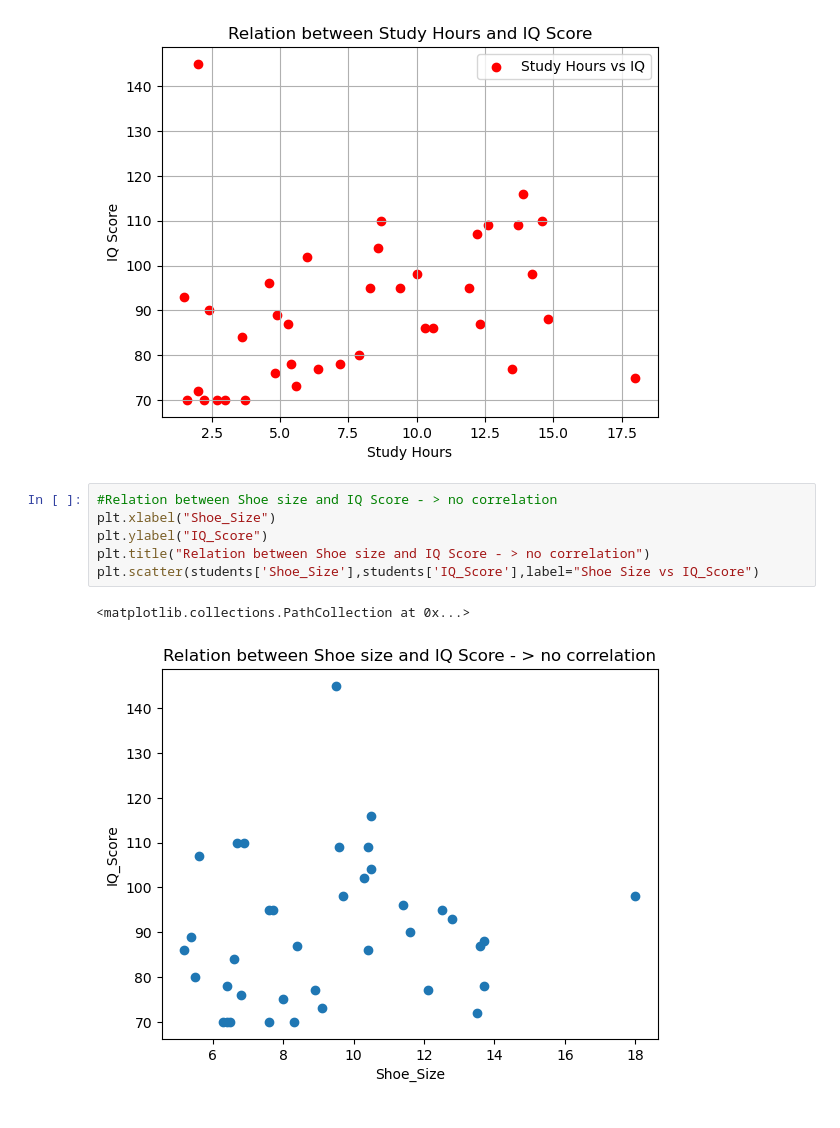
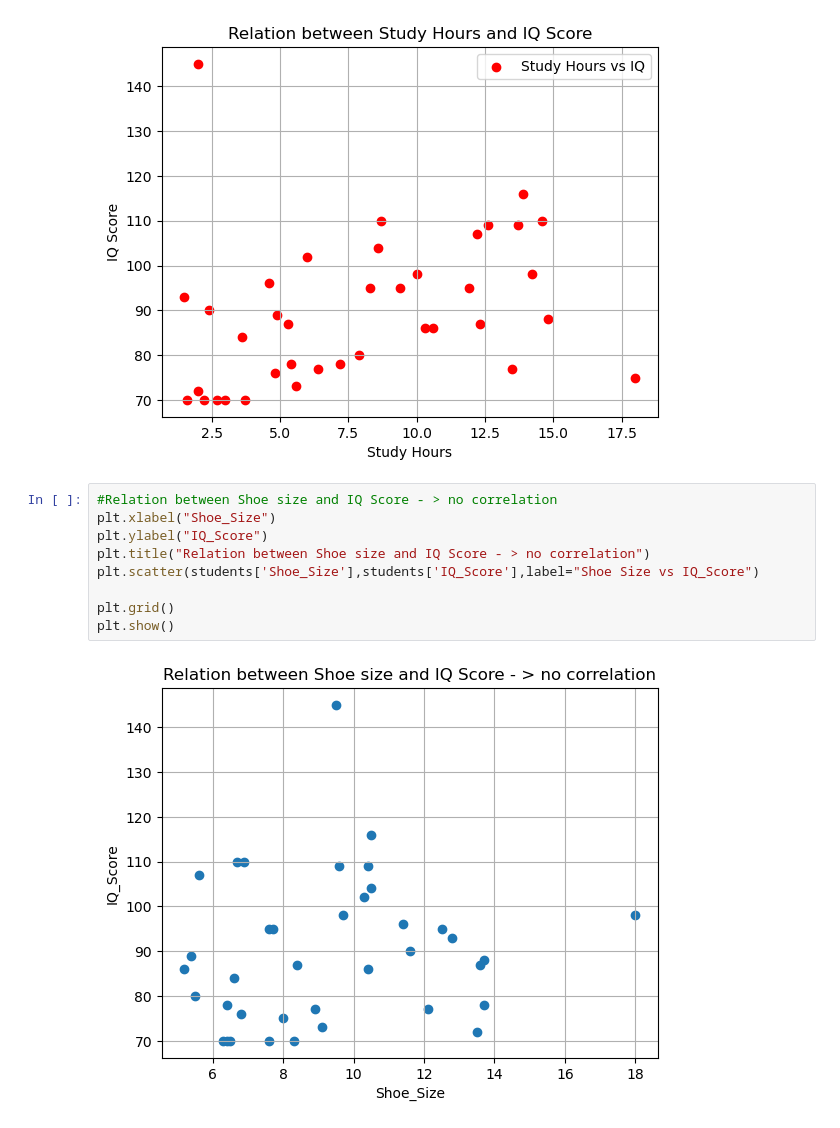
Before and after one commit to Dev-Maidul/Matplotlib, a Jupyter notebook: matplotlib.ipynb, the cells around one changed output. Cells and saved outputs as stored; diff of their text form.

```diff
--- a/matplotlib.ipynb
+++ b/matplotlib.ipynb
@@ -121,9 +121,11 @@ plt.show()
 # %%
 #Relation between Shoe size and IQ Score - > no correlation
 plt.xlabel("Shoe_Size")
 plt.ylabel("IQ_Score")
 plt.title("Relation between Shoe size and IQ Score - > no correlation")
 plt.scatter(students['Shoe_Size'],students['IQ_Score'],label="Shoe Size vs IQ_Score")
+
+plt.grid()
+plt.show()
 # %% [output]
-<matplotlib.collections.PathCollection at 0x...>
-[figure, old version]
+[figure, new version]
```
Also changed, not shown: parts of 1 cell of this notebook.
